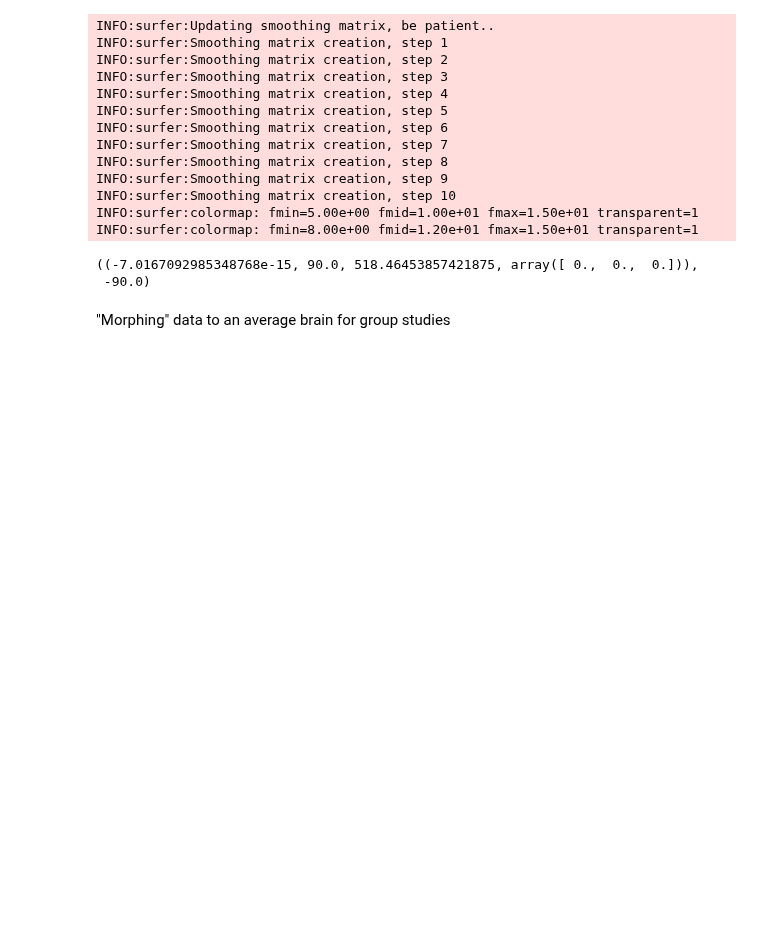
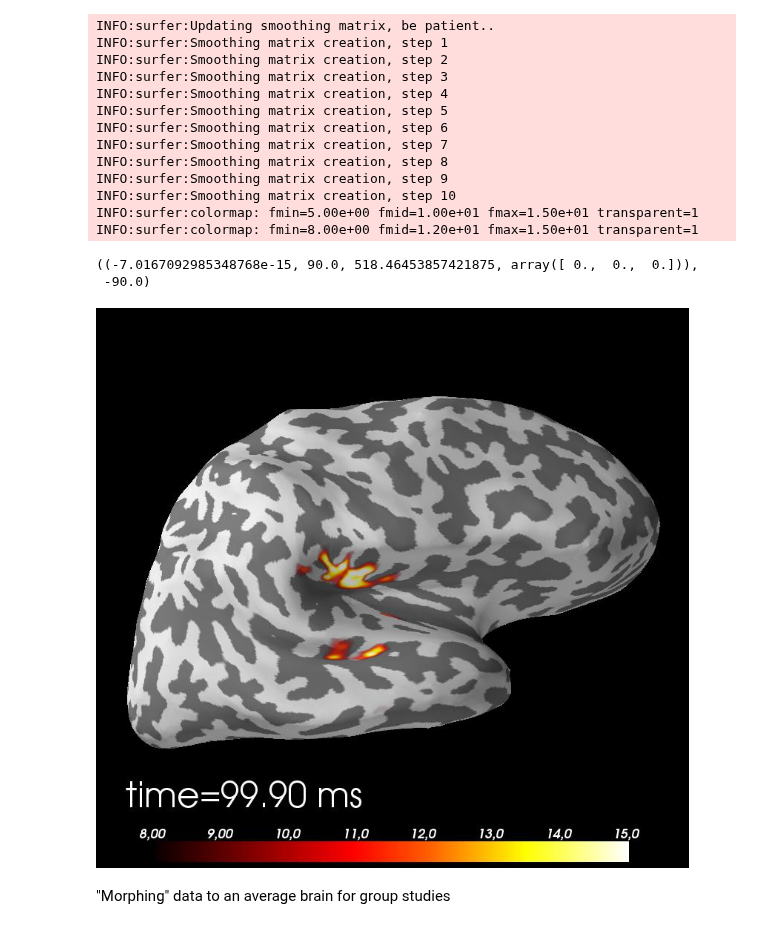
Before and after one commit to mne-tools/mne-python-notebooks, a Jupyter notebook: 3-MNE_source_localization_basics.ipynb, the cells around one changed output. Cells and saved outputs as stored; diff of their text form; code cells hidden in the pictures; blank space fills up the shorter version.

```diff
--- a/3-MNE_source_localization_basics.ipynb
+++ b/3-MNE_source_localization_basics.ipynb
@@ -177,6 +154,12 @@ INFO:surfer:colormap: fmin=5.00e+00 fmid=1.00e+01 fmax=1.50e+01 transparent=1
 INFO:surfer:colormap: fmin=8.00e+00 fmid=1.20e+01 fmax=1.50e+01 transparent=1
 ((-7.0167092985348768e-15, 90.0, 518.46453857421875, array([ 0.,  0.,  0.])),
  -90.0)
+# %%
+brain.save_image('dspm.jpg')
+from IPython.display import Image
+Image(filename='dspm.jpg', width=600)
+# %% [output]
+[figure, added]
 # %% [markdown]
 "Morphing" data to an average brain for group studies
 # %%
```
Also changed, not shown: parts of 15 cells of this notebook.
